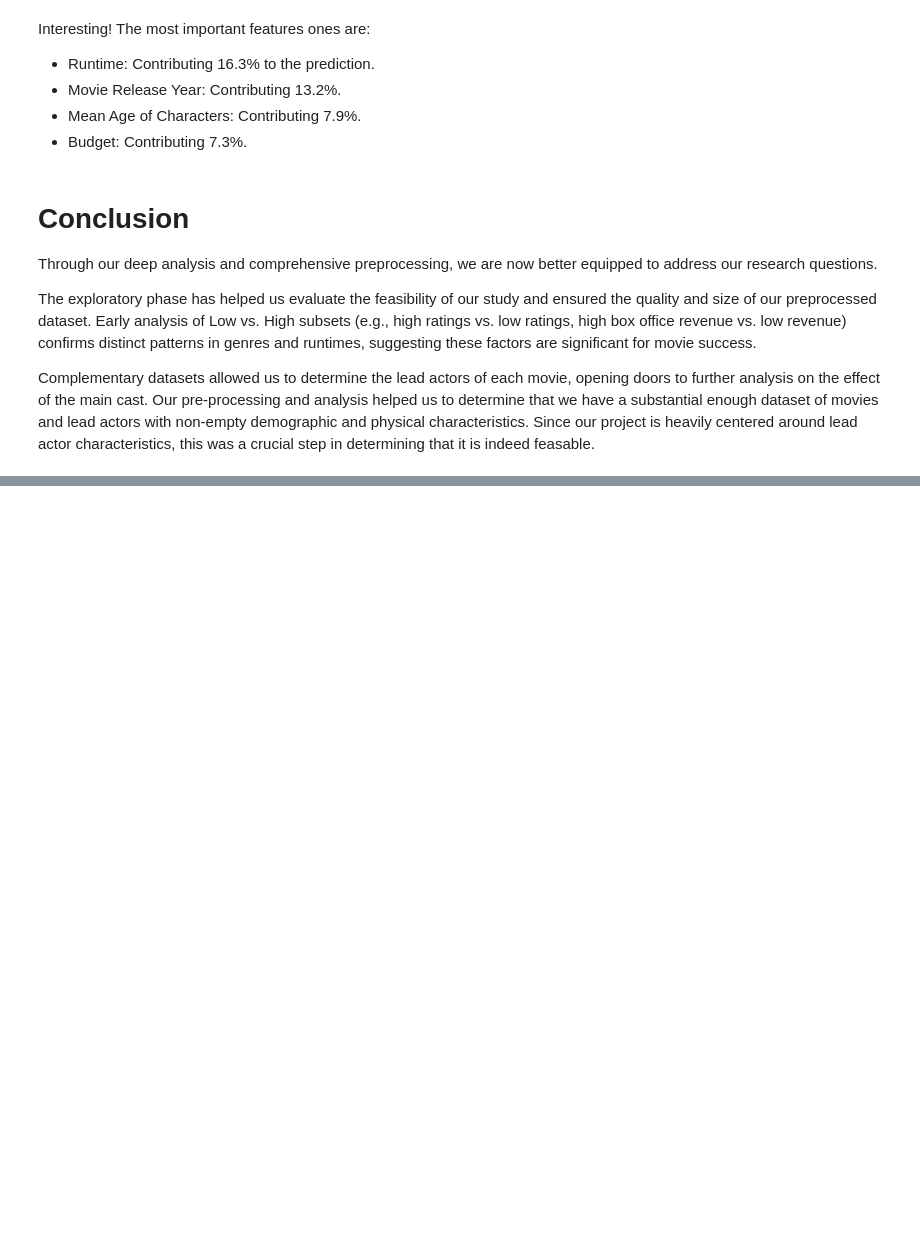
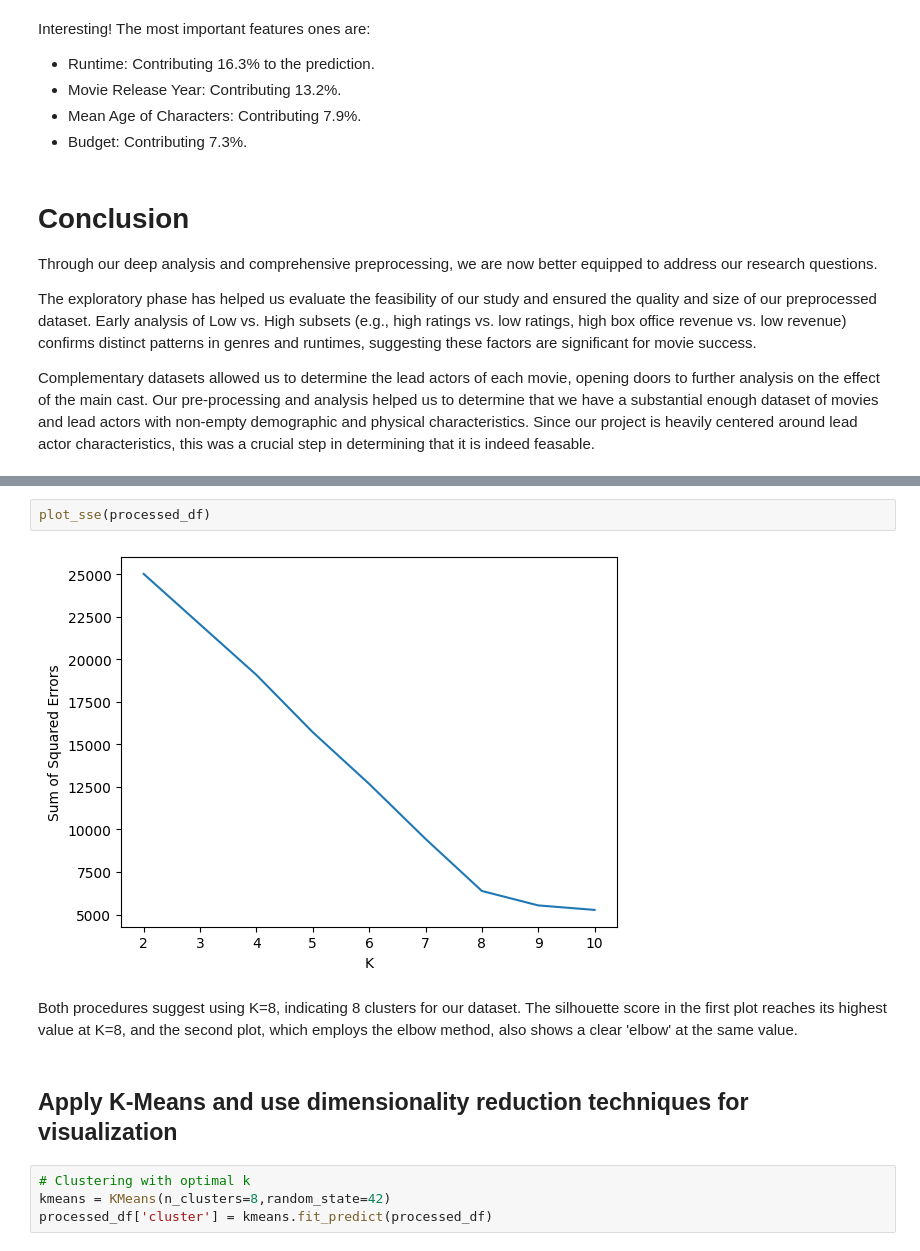
Before and after one commit to epfl-ada/ada-2024-project-authenticdataaddicts, a Jupyter notebook: results.ipynb, the cells around one changed output, grey strips where cells are left out. Drawn from its saved outputs; the diff is of its cells as text; blank space fills up the shorter version.

```diff
--- a/results.ipynb
+++ b/results.ipynb
@@ -1045,0 +1129,12 @@ Complementary datasets allowed us to determine the lead actors of each movie, op
+# %%
+plot_sse(processed_df)
+# %% [output]
+[figure, added]
+# %% [markdown]
+Both procedures suggest using K=8, indicating 8 clusters for our dataset. The silhouette score in the first plot reaches its highest value at K=8, and the second plot, which employs the elbow method, also shows a clear 'elbow' at the same value.
+# %% [markdown]
+## Apply K-Means and use dimensionality reduction techniques for visualization
+# %%
+# Clustering with optimal k
+kmeans = KMeans(n_clusters=8,random_state=42)
+processed_df['cluster'] = kmeans.fit_predict(processed_df)
```
Also changed, not shown: parts of 26 cells of this notebook, 1 other file.
